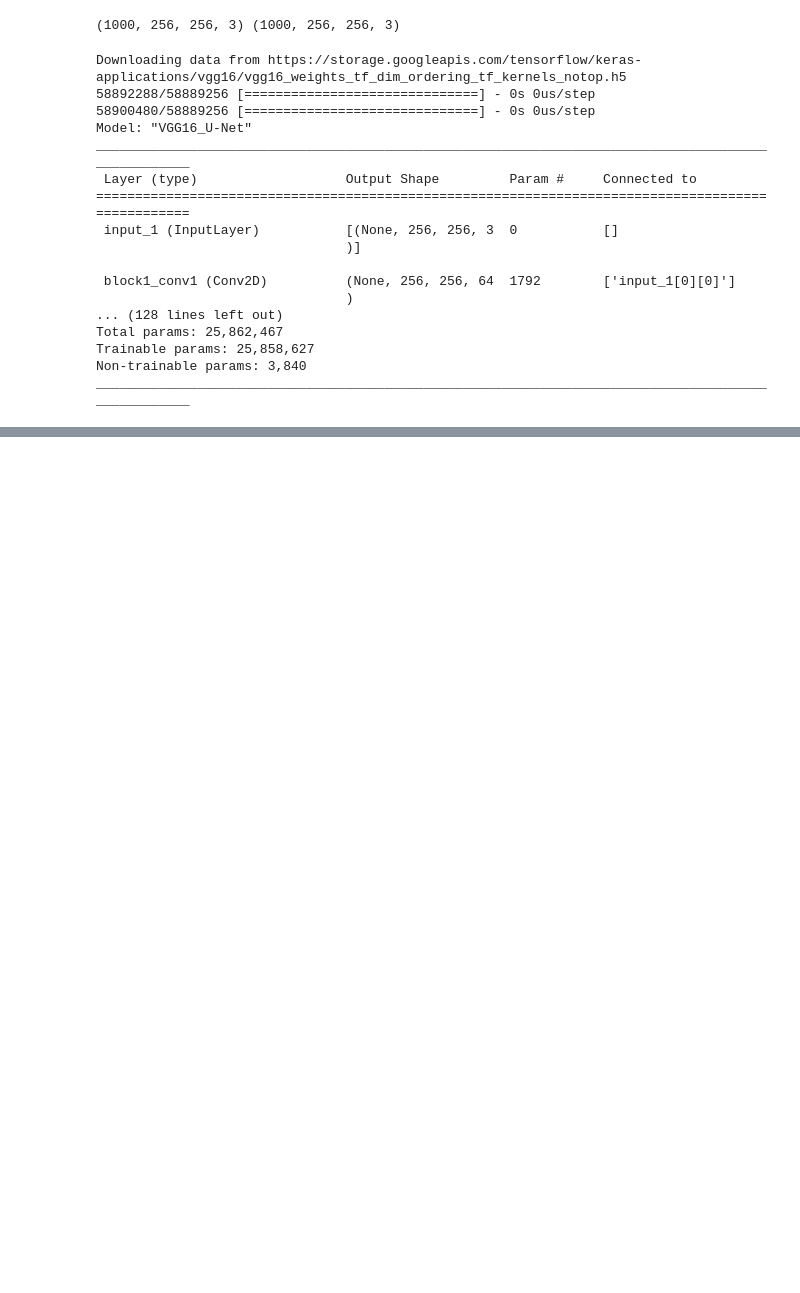
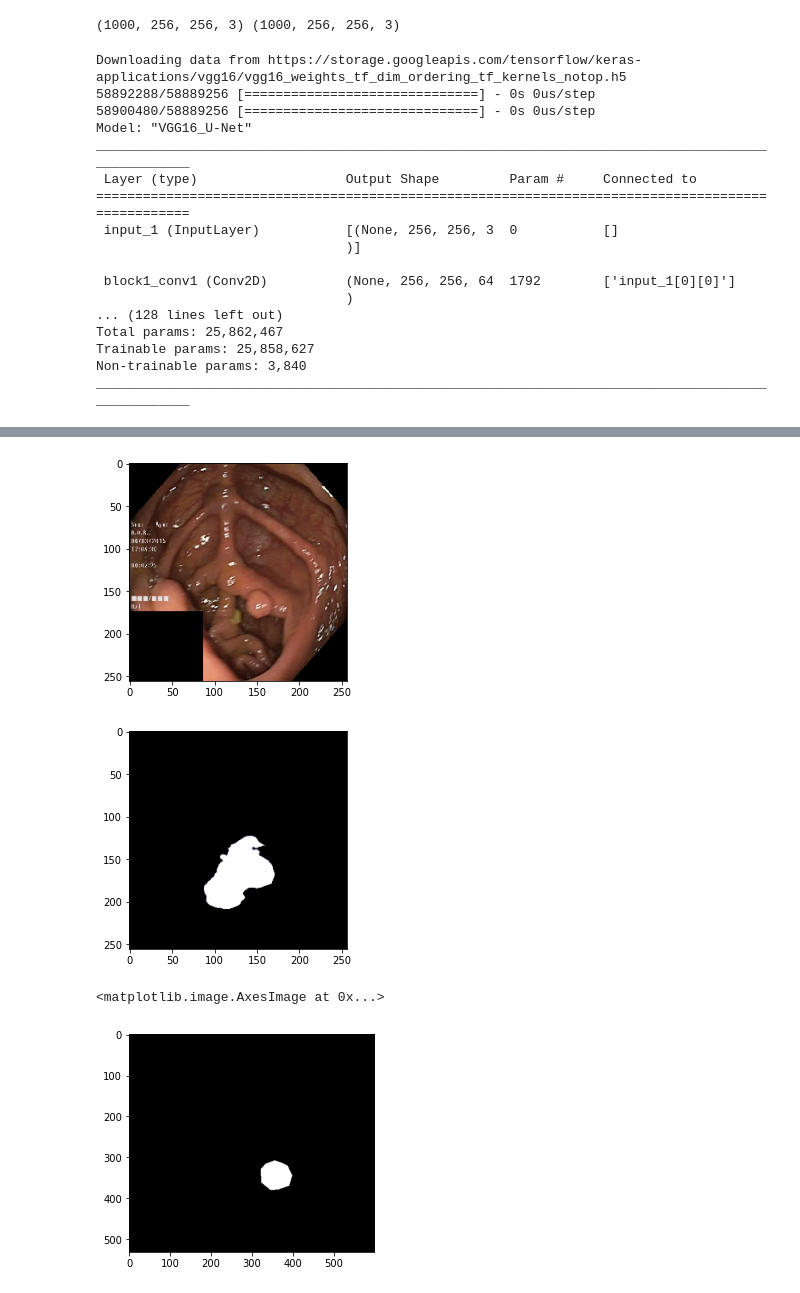
Before and after one commit to abdumhmd/kvasir-segmentation, a Jupyter notebook: Simple Unet.ipynb, the cells around one changed output, grey strips where cells are left out. Drawn from its saved outputs; the diff is of its cells as text; code cells hidden in the pictures; blank space fills up the shorter version.

```diff
--- a/Simple Unet.ipynb
+++ b/Simple Unet.ipynb
@@ -231,8 +236,8 @@ def dice_loss(y_true, y_pred):
 
   return 1 - (numerator + 1) / (denominator + 1)
 # %%
-model = unet(input_size=(256,256,3))
-model.compile(optimizer=tf.keras.optimizers.Adam(learning_rate=1e-5),
+#model = unet(input_size=(256,256,3))
+model.compile(optimizer=tf.keras.optimizers.Adam(learning_rate=1e-3),
               loss=dice_loss,
            metrics = [IoU,'binary_accuracy', 'AUC'])
 # %%
@@ -250,5 +255,5 @@ early = EarlyStopping(monitor="val_loss",
                       patience=15) # probably needs to be more patient, but kaggle time is limited
 callbacks_list = [checkpoint, early, reduceLROnPlat]
 # %%
-history = model.fit(x=X_train,y=y_train,validation_data=(X_valid,y_valid), verbose=1, batch_size=32,epochs=50, callbacks=callbacks_list)
+history = model.fit(x=X_train,y=y_train,validation_data=(X_valid,y_valid), verbose=1, batch_size=32,epochs=100, callbacks=callbacks_list)
 # %% [output]
@@ -271,0 +277,28 @@ Epoch 50: val_loss did not improve from -0.31395
+# %%
+import matplotlib.pyplot as plt
+from random import choice
+sample =(choice(os.listdir('/content/Kvasir-SEG/images/img')))
+
+img = load_img('/content/Kvasir-SEG/images/img/'+sample, target_size=(256,256))
+plt.imshow(img)
+plt.show()
+
+img = img_to_array(img)
+
+img=np.expand_dims(img, axis=0)
+images = np.vstack([img])
+
+
+
+
+pred=model.predict(images)
+plt.imshow(pred[0])
+plt.show()
+
+msk=plt.imread('/content/Kvasir-SEG/masks/img/'+sample)
+plt.imshow(msk)
+# %% [output]
+[figure, added]
+[figure, added]
+<matplotlib.image.AxesImage at 0x...>
+[figure, added]
```
Also changed, not shown: parts of 4 cells of this notebook.
